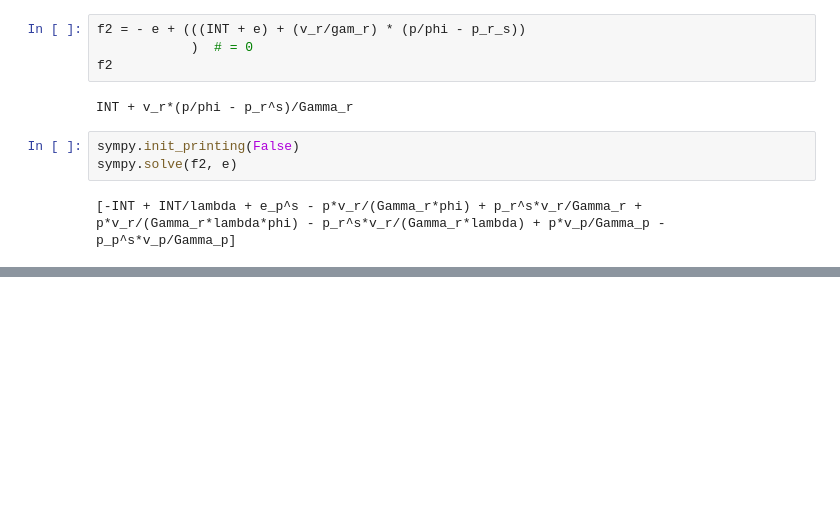
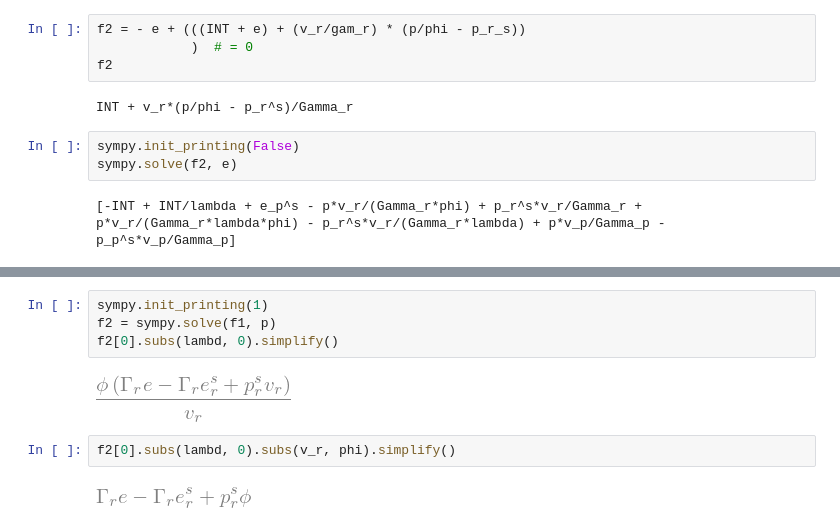
Before and after one commit to Stefan-Endres/pyDDT, a Jupyter notebook: Jacobian.ipynb, the cells around one changed output, grey strips where cells are left out. Saved outputs shown, nothing was run; the diff lists cells and outputs as text; blank space fills up the shorter version.

```diff
--- a/Jacobian.ipynb
+++ b/Jacobian.ipynb
@@ -114,0 +153,10 @@ sympy.solve(f2, e)
+# %%
+sympy.init_printing(1)
+f2 = sympy.solve(f1, p)
+f2[0].subs(lambd, 0).simplify()
+# %% [output]
+[figure, added]
+# %%
+f2[0].subs(lambd, 0).subs(v_r, phi).simplify()
+# %% [output]
+[figure, added]
```
Also changed, not shown: parts of 13 cells of this notebook, 8 other files.
